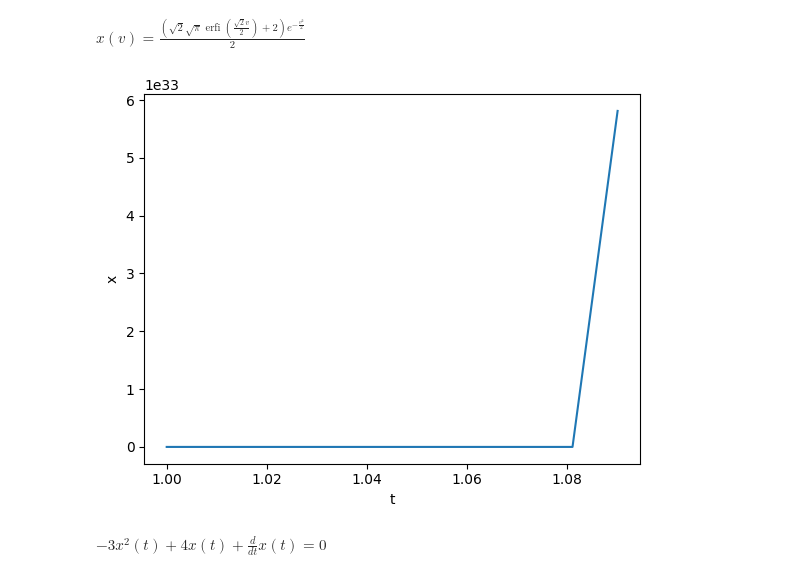
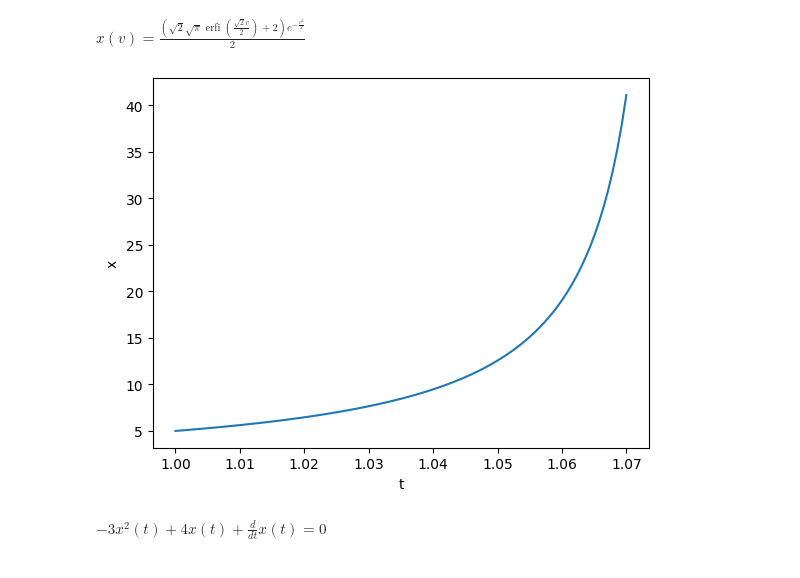
Before and after one commit to Gimgachad/Pyproj, a Jupyter notebook: Computational_project_1.ipynb, the cells around one changed output. Cells and saved outputs as stored; diff of their text form; code cells hidden in the pictures.

```diff
--- a/Computational_project_1.ipynb
+++ b/Computational_project_1.ipynb
@@ -41,24 +41,24 @@ $\displaystyle x{\left(v \right)} = \frac{\left(\sqrt{2} \sqrt{\pi} \operatornam
 # %%
 # (c) x' = 3x^2 - 4x, x(1) = 5
 
 from ode_casilab import solve_rk4
 import numpy as np
 import matplotlib.pyplot as plt
 
 def ode_4_c(t, x):
     return 3*x**2 - 4*x
 
-t = np.linspace(1,10,1000)
+t = np.linspace(1,1.07,100)
 x1 = [5]
 
 sol = solve_rk4(ode_4_c, t, x1)
 #print(sol)
 plt.plot(t,sol)
 plt.xlabel('t')
 plt.ylabel('x')
 plt.show()
 # %% [output]
-[figure, old version]
+[figure, new version]
 # %%
 # Solution of ODE by Sympy
 # from __future__ import division
```
Also changed, not shown: parts of 1 cell of this notebook.
